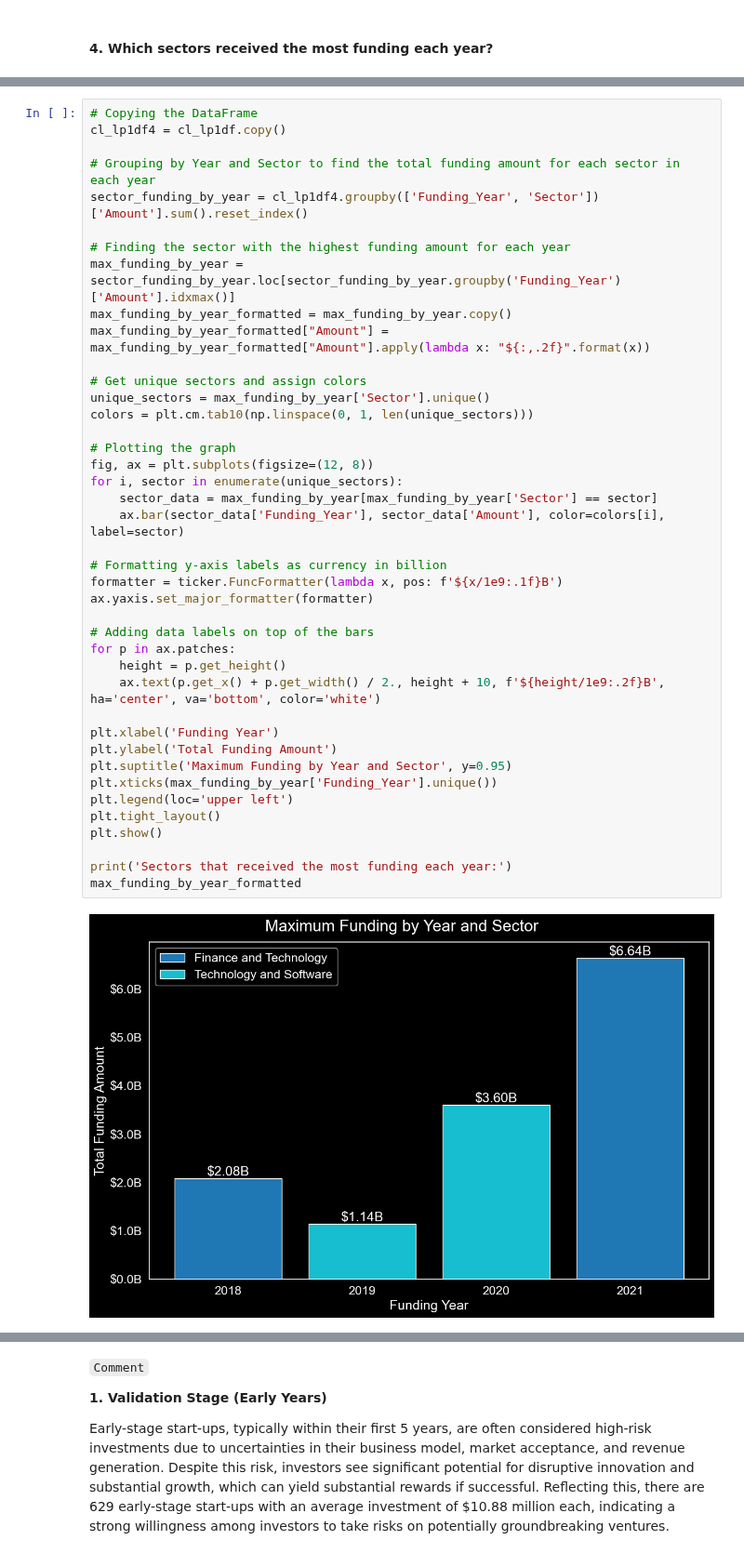
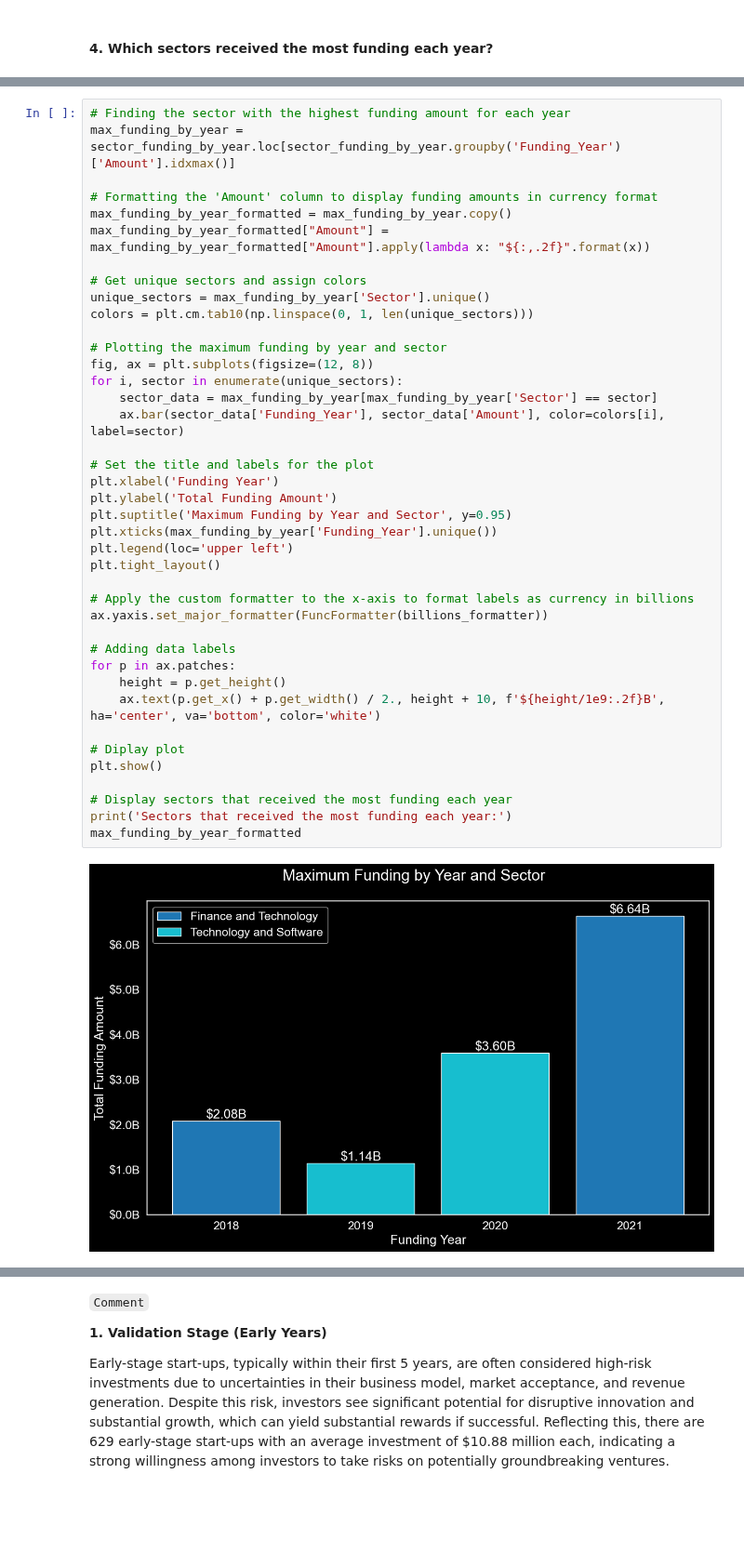
Before and after one commit to Nfayem/LP1_Data_Analytics_Project, a Jupyter notebook: Notebook/LP1_Data_Analytics_Project.ipynb, the cells around one changed output, grey strips where cells are left out. Shown at 93% size. Saved outputs shown, nothing was run; the diff lists cells and outputs as text; blank space fills up the shorter version.

```diff
--- a/Notebook/LP1_Data_Analytics_Project.ipynb
+++ b/Notebook/LP1_Data_Analytics_Project.ipynb
@@ -6923,46 +7137,45 @@ This comprehensive analysis provides actionable insights for startups to underst
 # %%
-# Copying the DataFrame
-cl_lp1df4 = cl_lp1df.copy()
-
-# Grouping by Year and Sector to find the total funding amount for each sector in each year
-sector_funding_by_year = cl_lp1df4.groupby(['Funding_Year', 'Sector'])['Amount'].sum().reset_index()
-
 # Finding the sector with the highest funding amount for each year
 max_funding_by_year = sector_funding_by_year.loc[sector_funding_by_year.groupby('Funding_Year')['Amount'].idxmax()]
+
+# Formatting the 'Amount' column to display funding amounts in currency format
 max_funding_by_year_formatted = max_funding_by_year.copy()
 max_funding_by_year_formatted["Amount"] = max_funding_by_year_formatted["Amount"].apply(lambda x: "${:,.2f}".format(x))
 
 # Get unique sectors and assign colors
 unique_sectors = max_funding_by_year['Sector'].unique()
 colors = plt.cm.tab10(np.linspace(0, 1, len(unique_sectors)))
 
-# Plotting the graph
+# Plotting the maximum funding by year and sector
 fig, ax = plt.subplots(figsize=(12, 8))
 for i, sector in enumerate(unique_sectors):
     sector_data = max_funding_by_year[max_funding_by_year['Sector'] == sector]
     ax.bar(sector_data['Funding_Year'], sector_data['Amount'], color=colors[i], label=sector)
 
-# Formatting y-axis labels as currency in billion
-formatter = ticker.FuncFormatter(lambda x, pos: f'${x/1e9:.1f}B')
-ax.yaxis.set_major_formatter(formatter)
-
-# Adding data labels on top of the bars
-for p in ax.patches:
-    height = p.get_height()
-    ax.text(p.get_x() + p.get_width() / 2., height + 10, f'${height/1e9:.2f}B', ha='center', va='bottom', color='white')
-
+# Set the title and labels for the plot
 plt.xlabel('Funding Year')
 plt.ylabel('Total Funding Amount')
 plt.suptitle('Maximum Funding by Year and Sector', y=0.95)
 plt.xticks(max_funding_by_year['Funding_Year'].unique())
 plt.legend(loc='upper left')
 plt.tight_layout()
+
+# Apply the custom formatter to the x-axis to format labels as currency in billions
+ax.yaxis.set_major_formatter(FuncFormatter(billions_formatter))
+
+# Adding data labels
+for p in ax.patches:
+    height = p.get_height()
+    ax.text(p.get_x() + p.get_width() / 2., height + 10, f'${height/1e9:.2f}B', ha='center', va='bottom', color='white')
+
+# Diplay plot
 plt.show()
 
+# Display sectors that received the most funding each year
 print('Sectors that received the most funding each year:')
 max_funding_by_year_formatted
 # %% [output]
-[figure, old version]
+[figure, new version]
 Sectors that received the most funding each year:
 |  | Funding_Year | Sector | Amount |
 | 11 | 2018 | Finance and Technology | $2,083,553,806.93 |
```
Also changed, not shown: parts of 22 cells of this notebook, 2 other files.
